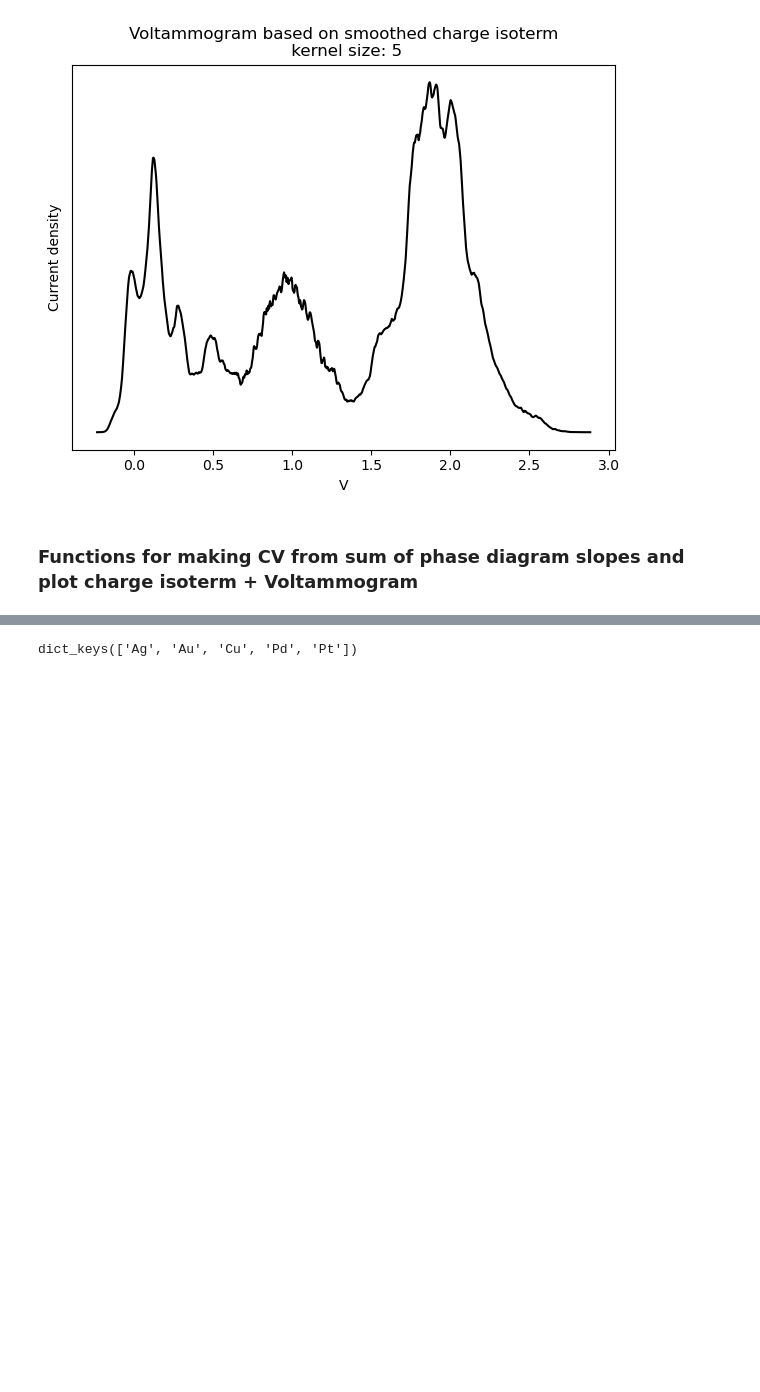
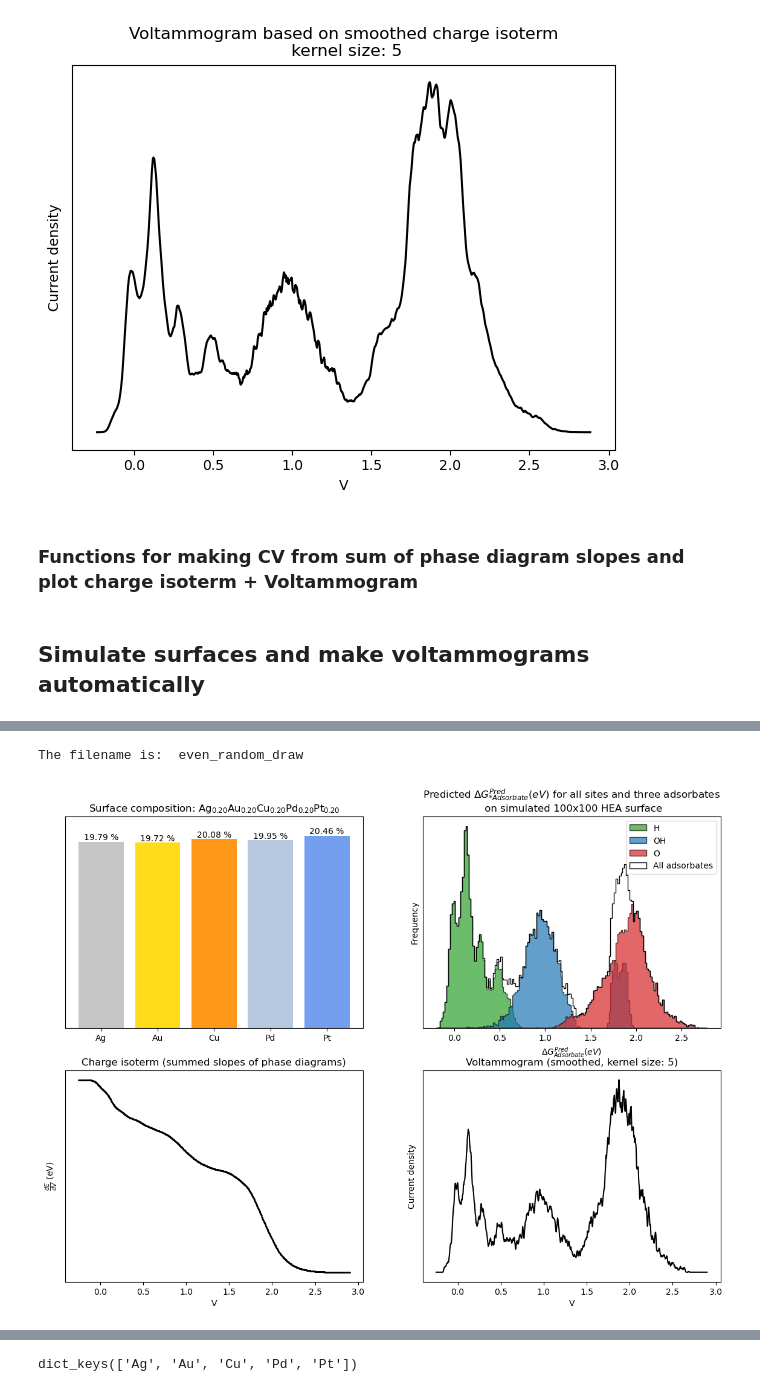
Before and after one commit to MarcusNoergaardWeng/Git_PUK, a Jupyter notebook: Notebooks/Cyclic_Voltammograms.ipynb, the cells around one changed output, grey strips where cells are left out. Drawn from its saved outputs; the diff is of its cells as text; code cells hidden in the pictures; blank space fills up the shorter version.

```diff
--- a/Notebooks/Cyclic_Voltammograms.ipynb
+++ b/Notebooks/Cyclic_Voltammograms.ipynb
@@ -300,8 +300,7 @@ def surface_to_energies(surface, on_top_site_model, hollow_site_model):
     print(f"I predicted the energy of every adsorbate on every feasible site on a {dim_x}x{dim_y} surface, resulting in {dim_x*dim_y*3} energies. It took {time.time() - t1:.2f} seconds")
 
     all_energies = {"H": H_Energies, "OH": OH_Energies, "O": O_Energies}
-    return all_energies
-
+    return all_energies, H_Energies, OH_Energies, O_Energies
 
 # Energies to Charge isoterm - going to be quite big
 def energies_to_charge_isoterm(all_energies): #In order to process more adsorbates just add them in the dicts and energy list
@@ -323,12 +322,11 @@ def energies_to_charge_isoterm(all_energies): #In order to process more adsorbat
             if adsorbate == "OH" or adsorbate == "O":
                 diff_PD = [slopes[adsorbate] if V > V_cut else 0 for V in V_list]
             sum_diff_pd += diff_PD
-    return sum_diff_pd
+    return V_list, sum_diff_pd
 
 # Charge isoterm to CV
 def charge_isoterm_to_CV(charge_isoterm):
     return -np.gradient(charge_isoterm)
-
 
 # Smoothing
 def rolling_average_smoothing(data, kernel_size):
@@ -337,11 +335,11 @@ def rolling_average_smoothing(data, kernel_size):
 
 # All combined
 def surface_to_CV(surface, on_top_site_model, hollow_site_model):
-    all_energies = surface_to_energies(surface, on_top_site_model, hollow_site_model)
-    charge_isoterm = energies_to_charge_isoterm(all_energies)
+    all_energies, H_Energies, OH_Energies, O_Energies = surface_to_energies(surface, on_top_site_model, hollow_site_model)
+    V_list, charge_isoterm = energies_to_charge_isoterm(all_energies)
     CV = charge_isoterm_to_CV(charge_isoterm)
     CV_smooth = rolling_average_smoothing(CV, 5)
-    return CV_smooth
+    return V_list, all_energies, H_Energies, OH_Energies, O_Energies, charge_isoterm, CV, CV_smooth
 
 # Make surface composition dictionary and chemical composition string for matplotlib
 def surface_composition(metals, surface):
@@ -375,14 +373,14 @@ def super_surface_plot(metals, surface, H_Energies, OH_Energies, O_Energies, All
 
     for idx, rect in enumerate(bar1):
         height = rect.get_height()
-        ax_a.text(rect.get_x() + rect.get_width() / 2.0, height, s = str(list(composition.values())[idx]*100) + " %", ha='center', va='bottom')
+        fraction = list(composition.values())[idx]*100
+        ax_a.text(rect.get_x() + rect.get_width() / 2.0, height, s = f"{fraction:.2f}" + " %", ha='center', va='bottom')
 
     ### ENERGY HISTOGRAMS ###
     # Plot histograms
     ax_b.hist(H_Energies , bins=np.arange(-0.2, 2.8, 0.019), ec = "black", color = "tab:green", histtype = "stepfilled", density=False, alpha=0.7,label = "H")
     ax_b.hist(OH_Energies, bins=np.arange(-0.2, 2.8, 0.019), ec = "black", color = "tab:blue" , histtype = "stepfilled", density=False, alpha=0.7,label = "OH")
     ax_b.hist(O_Energies , bins=np.arange(-0.2, 2.8, 0.019), ec = "black", color = "tab:red"  , histtype = "stepfilled", density=False, alpha=0.7,label = "O")
-
     ax_b.hist(All_Energies , bins=np.arange(-0.2, 2.8, 0.019), ec = "black", color = "tab:red"  , histtype = "step", density=False, alpha=1.0,label = "All adsorbates")
 
     ax_b.legend()
@@ -406,7 +404,7 @@ def super_surface_plot(metals, surface, H_Energies, OH_Energies, O_Energies, All
     ax_c.set_yticks([])
 
     ### VOLTAMMOGRAM ###
-
+    kernel_size = 5
     ax_d.set_title(f"Voltammogram (smoothed, kernel size: {kernel_size})")
     ax_d.plot(V_list, movavg_CV, c = "black") #, s = 5
     ax_d.set_yticks([])
@@ -414,6 +412,33 @@ def super_surface_plot(metals, surface, H_Energies, OH_Energies, O_Energies, All
     ax_d.set_xlabel("V")
 
     if filename:
-        fig.savefig("../figures/Multiplots/"+filename+".png", dpi = 300, bbox_inches = "tight")
+        #print("The filename is: ", filename["filename"])
+        fig.savefig("../figures/Multiplots/"+filename["filename"]+".png", dpi = 300, bbox_inches = "tight")
     fig.show()
     return None
+
+def create_surface(metals, dim_x, dim_y, split):
+    dim_z = 3
+    num_atoms = dim_x*dim_y*dim_z
+    if split == "Even":
+        proba = [1.0 / len(metals) for n in range(len(metals))]
+        surface = np.random.choice(metals, num_atoms, p=proba)
+    else:
+        surface = np.random.choice(metals, num_atoms, p=split)
+    surface = np.reshape(surface, (dim_x, dim_y, dim_z)) #Reshape list to the
+    return surface
+# %% [markdown]
+## Simulate surfaces and make voltammograms automatically
+# %%
+# Set the dimensions of the surface
+dim_x, dim_y = 100, 100
+
+# Create surface with the desired metals in the desired split
+surface = create_surface(metals, dim_x, dim_y, split = "Even")
+
+# Measure the energies and perform calculations
+V_list, all_energies, H_Energies, OH_Energies, O_Energies, charge_isoterm, CV, CV_smooth = surface_to_CV(surface, on_top_site_model, hollow_site_model)
+
+# Plot the results
+super_surface_plot(metals, surface, H_Energies, OH_Energies, O_Energies, np.concatenate((H_Energies, OH_Energies, O_Energies)), V_list, charge_isoterm, CV_smooth, filename = "even_random_draw")
+# %% [output]
@@ -419,0 +446,2 @@ def super_surface_plot(metals, surface, H_Energies, OH_Energies, O_Energies, All
+The filename is:  even_random_draw
+[figure, added]
```
Also changed, not shown: parts of 6 cells of this notebook, 8 other files.
